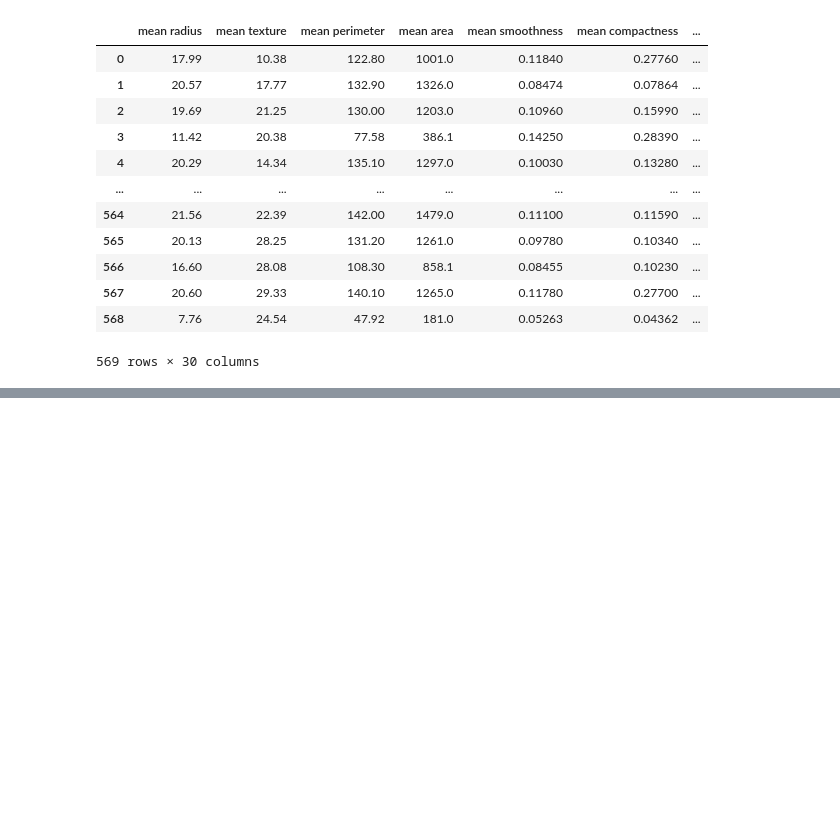
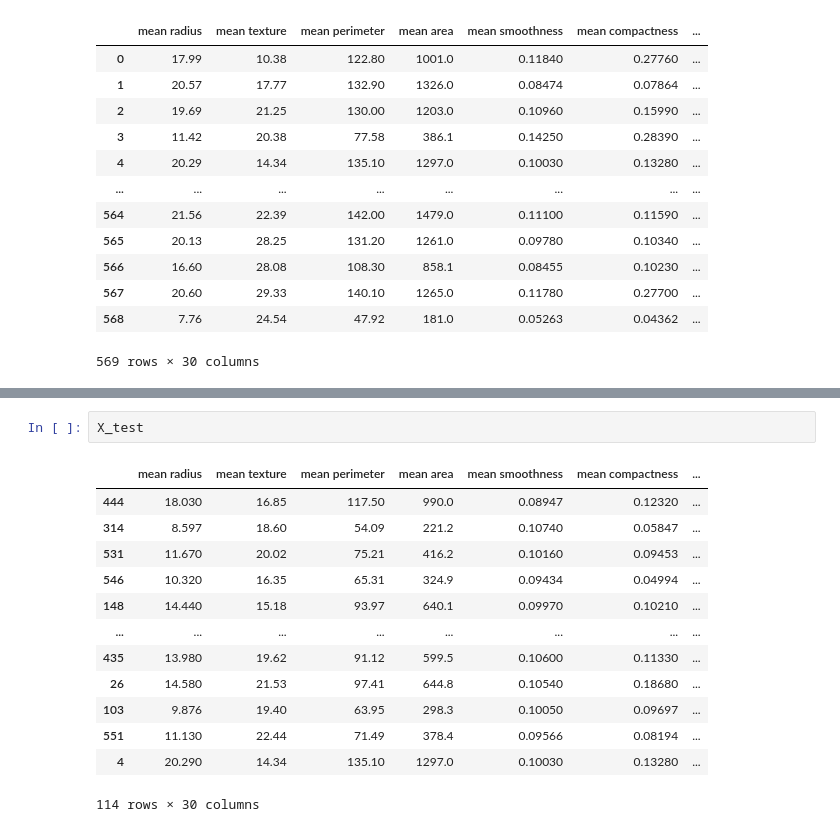
Before and after one commit to Charlottebenett/simplon, a Jupyter notebook: scikit-learn/exo4.ipynb, the cells around one changed output, grey strips where cells are left out. Saved outputs shown, nothing was run; the diff lists cells and outputs as text; blank space fills up the shorter version.

```diff
--- a/scikit-learn/exo4.ipynb
+++ b/scikit-learn/exo4.ipynb
@@ -38,0 +50,16 @@ AttributeError: 'DataFrame' object has no attribute '_validate_params'
+# %%
+X_test
+# %% [output]
+|  | mean radius | mean texture | mean perimeter | mean area | mean smoothness | mean compactness | ... |
+| 444 | 18.030 | 16.85 | 117.50 | 990.0 | 0.08947 | 0.12320 | ... |
+| 314 | 8.597 | 18.60 | 54.09 | 221.2 | 0.10740 | 0.05847 | ... |
+| 531 | 11.670 | 20.02 | 75.21 | 416.2 | 0.10160 | 0.09453 | ... |
+| 546 | 10.320 | 16.35 | 65.31 | 324.9 | 0.09434 | 0.04994 | ... |
+| 148 | 14.440 | 15.18 | 93.97 | 640.1 | 0.09970 | 0.10210 | ... |
+| ... | ... | ... | ... | ... | ... | ... | ... |
+| 435 | 13.980 | 19.62 | 91.12 | 599.5 | 0.10600 | 0.11330 | ... |
+| 26 | 14.580 | 21.53 | 97.41 | 644.8 | 0.10540 | 0.18680 | ... |
+| 103 | 9.876 | 19.40 | 63.95 | 298.3 | 0.10050 | 0.09697 | ... |
+| 551 | 11.130 | 22.44 | 71.49 | 378.4 | 0.09566 | 0.08194 | ... |
+| 4 | 20.290 | 14.34 | 135.10 | 1297.0 | 0.10030 | 0.13280 | ... |
+114 rows × 30 columns
```
Also changed, not shown: parts of 7 cells of this notebook, 16 other files.
